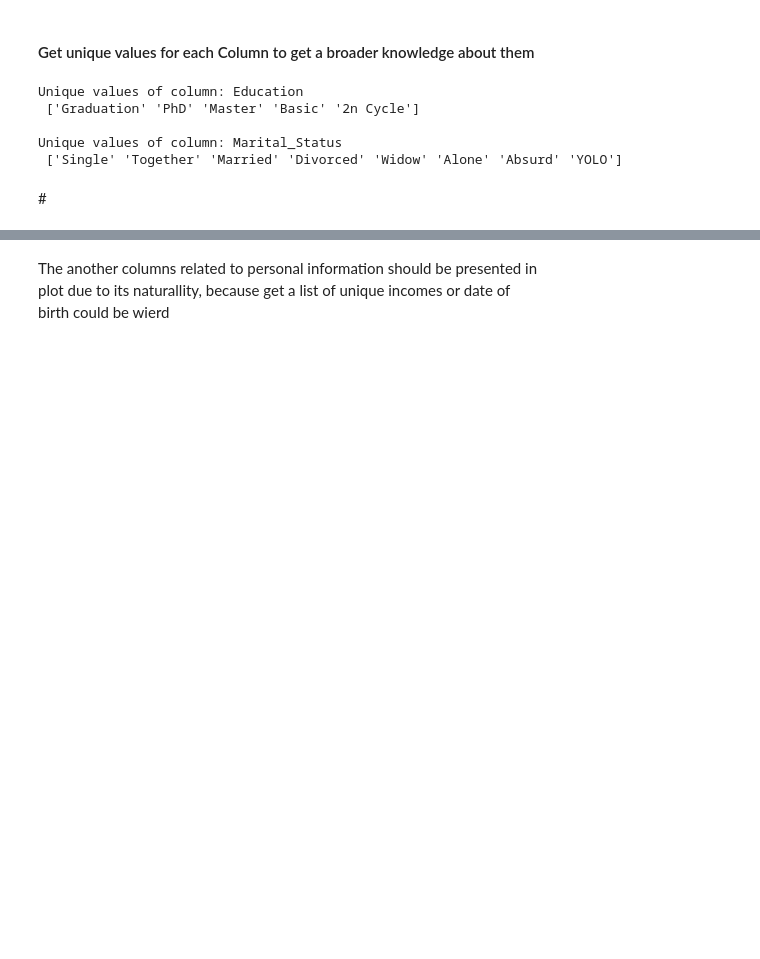
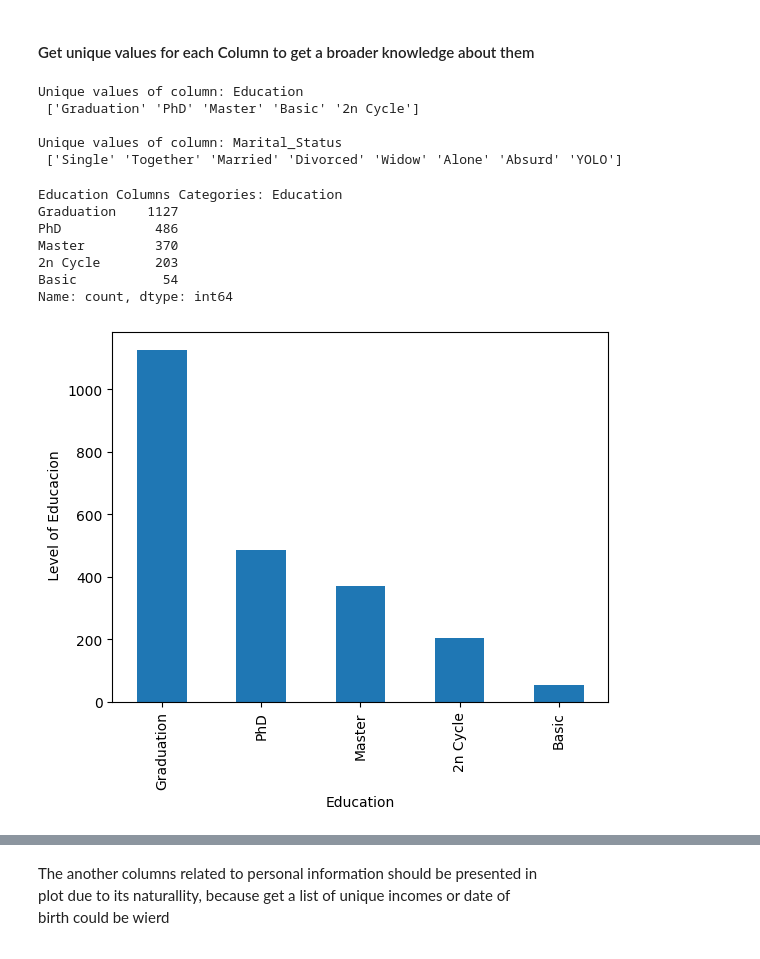
Before and after one commit to Hardila-data/marketingCampain, a Jupyter notebook: notebooks/a_data_exploration.ipynb, the cells around one changed output, grey strips where cells are left out. Drawn from its saved outputs; the diff is of its cells as text; code cells hidden in the pictures; blank space fills up the shorter version.

```diff
--- a/notebooks/a_data_exploration.ipynb
+++ b/notebooks/a_data_exploration.ipynb
@@ -99,5 +99,21 @@ Unique values of column: Education
 
 Unique values of column: Marital_Status
  ['Single' 'Together' 'Married' 'Divorced' 'Widow' 'Alone' 'Absurd' 'YOLO']
-# %% [markdown]
-#<add conclutions>
+# %%
+# Description Education
+# Count Values for Education
+print(f"Education Columns Categories: {df_raw['Education'].value_counts()}")
+# Plot histogram
+fig, ax = plt.subplots()
+ax.set_ylabel(' Level of Educacion')
+df_raw['Education'].value_counts().plot(kind='bar', ax=ax)
+plt.show()
+# %% [output]
+Education Columns Categories: Education
+Graduation    1127
+PhD            486
+Master         370
+2n Cycle       203
+Basic           54
+Name: count, dtype: int64
+[figure, added]
```
Also changed, not shown: parts of 28 cells of this notebook.
